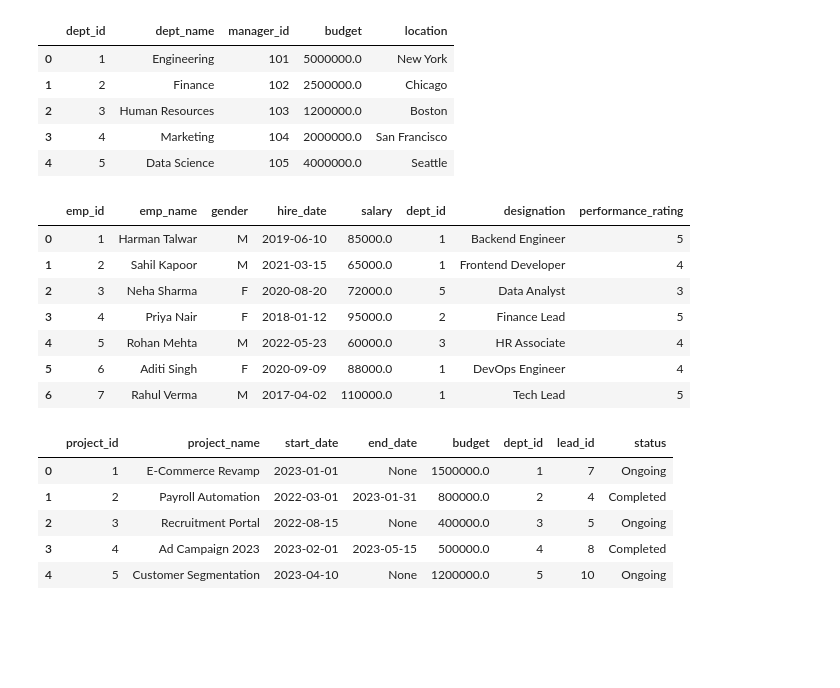
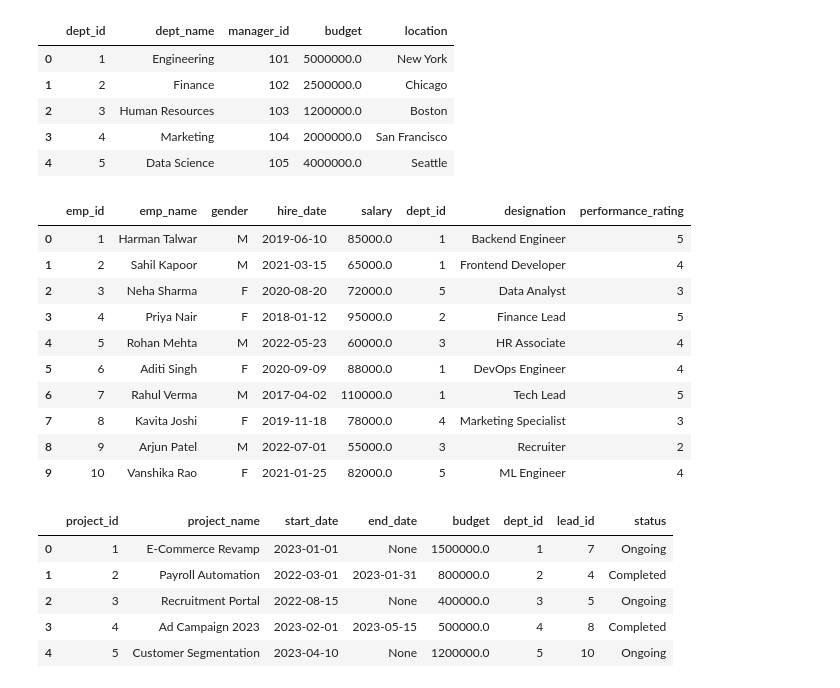
Before and after one commit to Sahil-x-boop/Data_Engineer, a Jupyter notebook: SQL/Day1/begins.ipynb, the cells around one changed output. Cells and saved outputs as stored; diff of their text form; code cells hidden in the pictures; blank space fills up the shorter version.

```diff
--- a/SQL/Day1/begins.ipynb
+++ b/SQL/Day1/begins.ipynb
@@ -154,16 +148,19 @@ run_query("SELECT * FROM departments")
 | 3 | 4 | Marketing | 104 | 2000000.0 | San Francisco |
 | 4 | 5 | Data Science | 105 | 4000000.0 | Seattle |
 # %%
-run_query("SELECT * FROM employees").head(7)
+run_query("SELECT * FROM employees")
 # %% [output]
 |  | emp_id | emp_name | gender | hire_date | salary | dept_id | designation | performance_rating |
 | 0 | 1 | Harman Talwar | M | 2019-06-10 | 85000.0 | 1 | Backend Engineer | 5 |
 | 1 | 2 | Sahil Kapoor | M | 2021-03-15 | 65000.0 | 1 | Frontend Developer | 4 |
 | 2 | 3 | Neha Sharma | F | 2020-08-20 | 72000.0 | 5 | Data Analyst | 3 |
 | 3 | 4 | Priya Nair | F | 2018-01-12 | 95000.0 | 2 | Finance Lead | 5 |
 | 4 | 5 | Rohan Mehta | M | 2022-05-23 | 60000.0 | 3 | HR Associate | 4 |
 | 5 | 6 | Aditi Singh | F | 2020-09-09 | 88000.0 | 1 | DevOps Engineer | 4 |
 | 6 | 7 | Rahul Verma | M | 2017-04-02 | 110000.0 | 1 | Tech Lead | 5 |
+| 7 | 8 | Kavita Joshi | F | 2019-11-18 | 78000.0 | 4 | Marketing Specialist | 3 |
+| 8 | 9 | Arjun Patel | M | 2022-07-01 | 55000.0 | 3 | Recruiter | 2 |
+| 9 | 10 | Vanshika Rao | F | 2021-01-25 | 82000.0 | 5 | ML Engineer | 4 |
 # %%
 run_query("SELECT * FROM projects")
 # %% [output]
```
Also changed, not shown: parts of 14 cells of this notebook.
